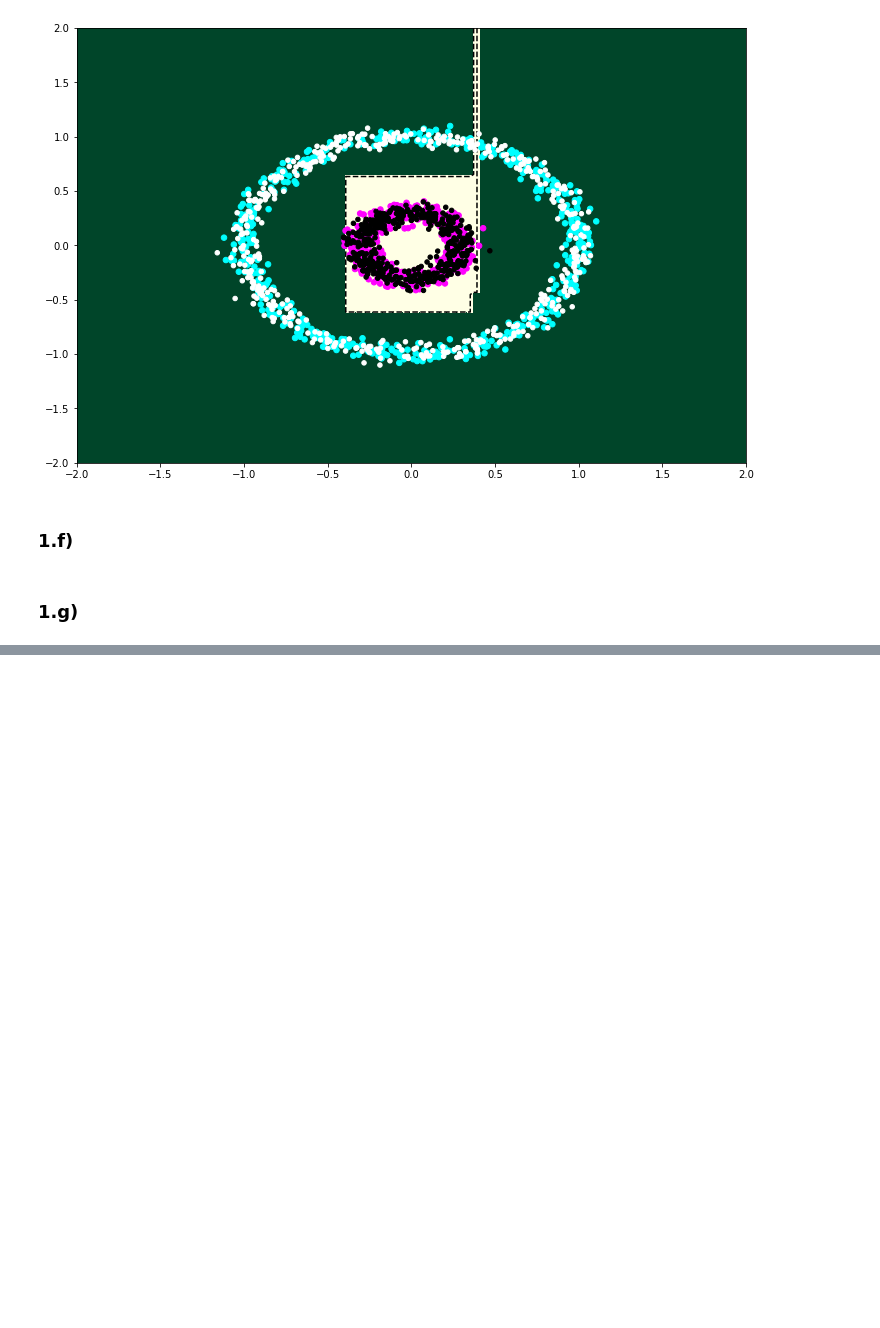
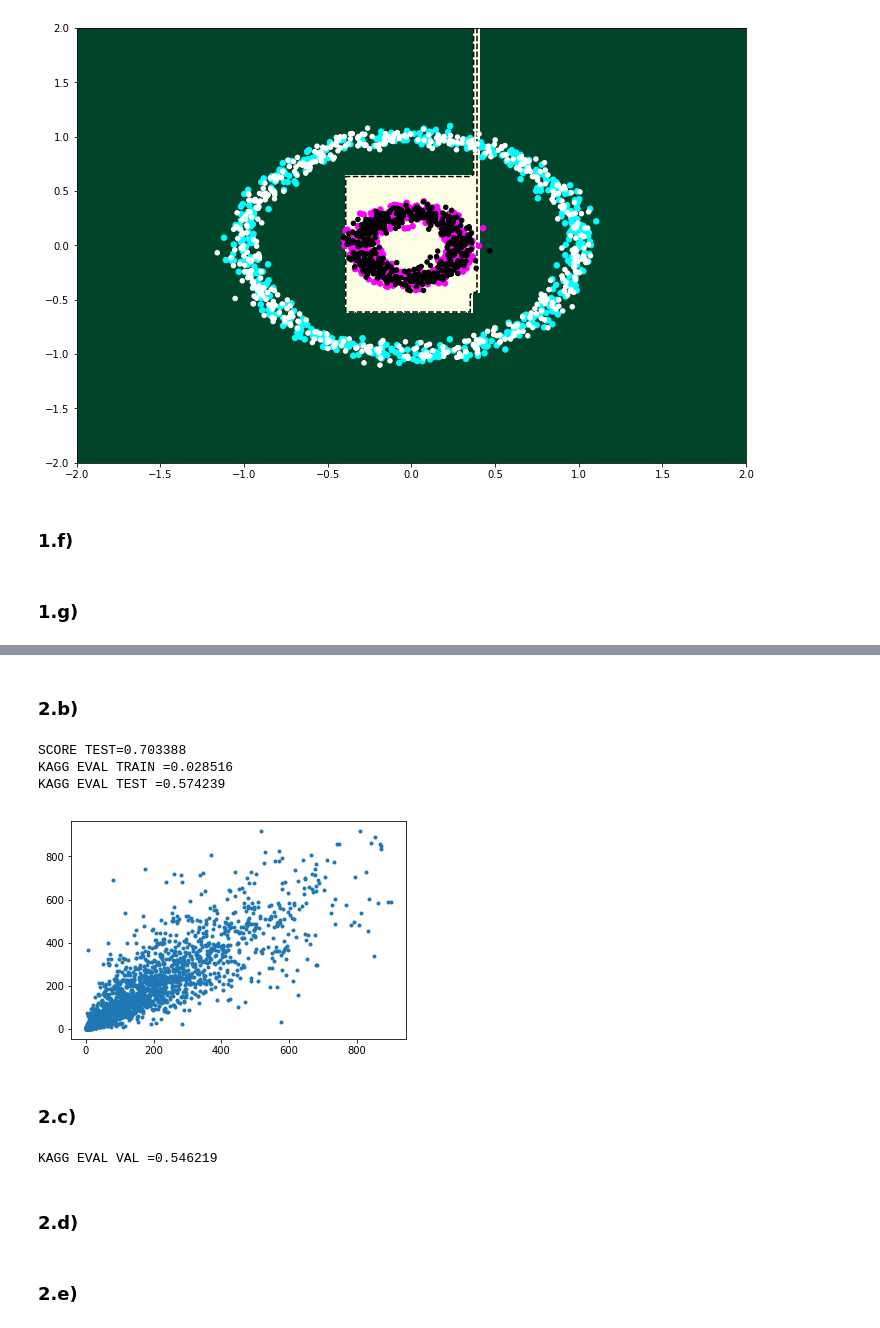
Before and after one commit to nicomero/tarea3maquinas, a Jupyter notebook: Tarea3.ipynb, the cells around one changed output, grey strips where cells are left out. Saved outputs shown, nothing was run; the diff lists cells and outputs as text; code cells hidden in the pictures; blank space fills up the shorter version.

```diff
--- a/Tarea3.ipynb
+++ b/Tarea3.ipynb
@@ -158,0 +164,11 @@ Xkpca_test = kpca.transform(X_test)
+# %%
+dftrain = pd.read_csv('bike_sharing_train.csv')
+dfval = pd.read_csv('bike_sharing_val.csv')
+dftest = pd.read_csv('bike_sharing_test.csv')
+ntrain = len(dftrain)
+nval = len(dftrain) + len(dfval)
+df = pd.concat([dftrain,dfval,dftest])
+print ('\nSummary - dataframe completo:\n')
+print (df.describe())
+df['hour'] = pd.to_datetime(df['datetime']).apply(lambda x: x.strftime('%H'))
+df['hour'] = pd.to_numeric(df['hour'])
@@ -158,0 +193,50 @@ Xkpca_test = kpca.transform(X_test)
+# %% [markdown]
+### 2.b)
+# %%
+from sklearn.tree import DecisionTreeRegressor as Tree
+def eval_bikemodel(y_predict,y_true):
+    diff = np.log(y_predict+1.0) - np.log(y_true+1.0)
+    return np.sqrt(np.sum(np.square(diff))/len(y_predict))
+
+Xdf=df.loc[:,['season','holiday','workingday','weather','temp','atemp','humidity','windspeed','hour']]
+Ydf=df.loc[:,'count']
+X_train = Xdf[0:ntrain].values
+X_val = Xdf[ntrain:nval].values
+X_test = Xdf[nval:].values
+Y_train = Ydf[0:ntrain].values
+Y_val = Ydf[ntrain:nval].values
+Y_test = Ydf[nval:].values
+
+model = Tree(random_state=0)
+model.fit(X_train,Y_train)
+score_test = model.score(X_test,Y_test)
+print ("SCORE TEST=%f"%score_test)
+
+Y_pred_train = model.predict(X_train)
+Y_pred_val = model.predict(X_val)
+Y_pred_test = model.predict(X_test)
+kagg_train = eval_bikemodel(Y_pred_train,Y_train)
+kagg_val = eval_bikemodel(Y_pred_val,Y_val)
+kagg_test = eval_bikemodel(Y_pred_test,Y_test)
+
+print ("KAGG EVAL TRAIN =%f"%kagg_train)
+print ("KAGG EVAL TEST =%f"%kagg_test)
+plt.plot(Y_test,Y_pred_test,'.')
+plt.show()
+# %% [output]
+SCORE TEST=0.703388
+KAGG EVAL TRAIN =0.028516
+KAGG EVAL TEST =0.574239
+[figure, added]
+# %% [markdown]
+### 2.c)
+# %%
+model = Tree(random_state=0,max_depth=20)
+model.fit(X_train,Y_train)
+Y_pred_val = model.predict(X_val)
+kagg_val = eval_bikemodel(Y_pred_val,Y_val)
+print ("KAGG EVAL VAL =%f"%kagg_val)
+# %% [output]
+KAGG EVAL VAL =0.546219
+# %% [markdown]
+### 2.d)
@@ -158,0 +247,2 @@ Xkpca_test = kpca.transform(X_test)
+# %% [markdown]
+### 2.e)
```
Also changed, not shown: parts of 17 cells of this notebook, 5 other files.
